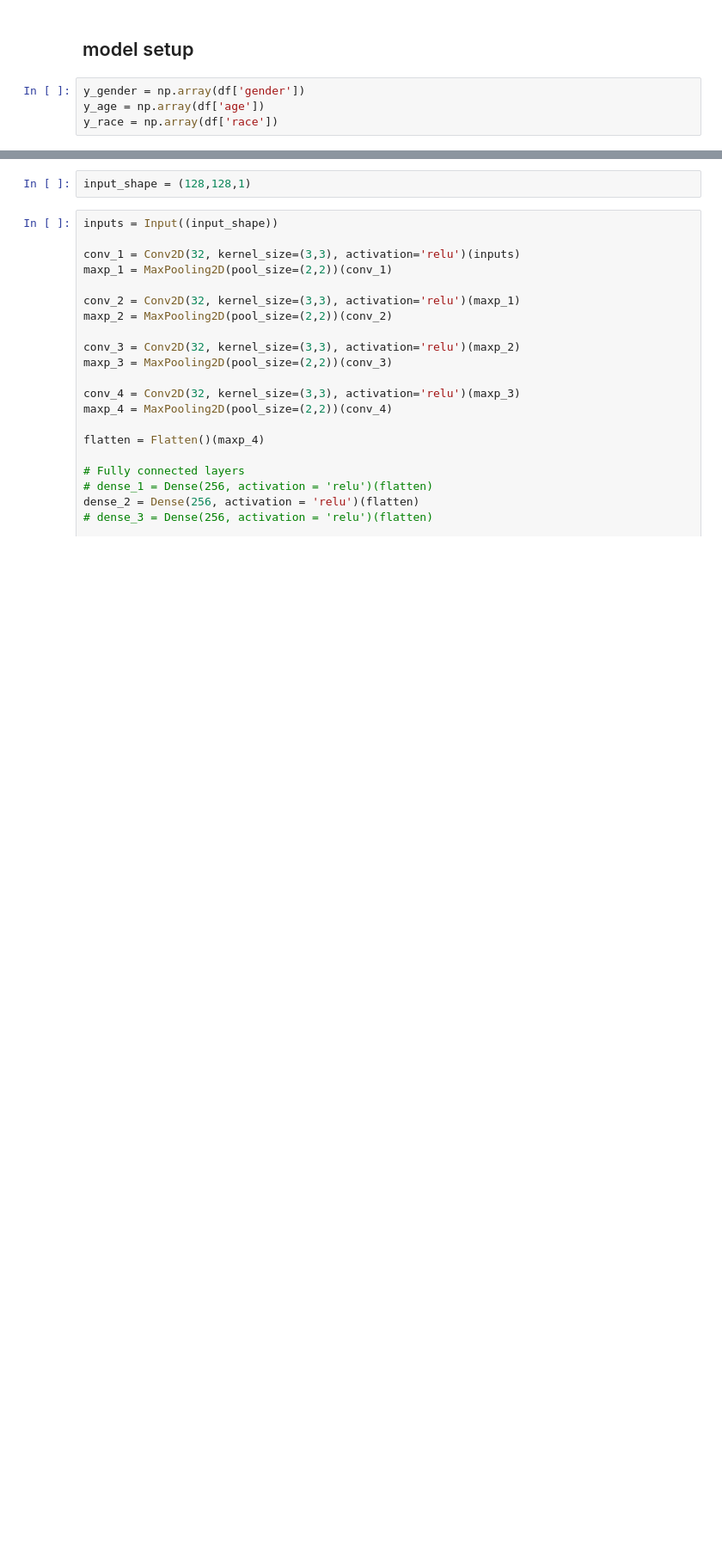
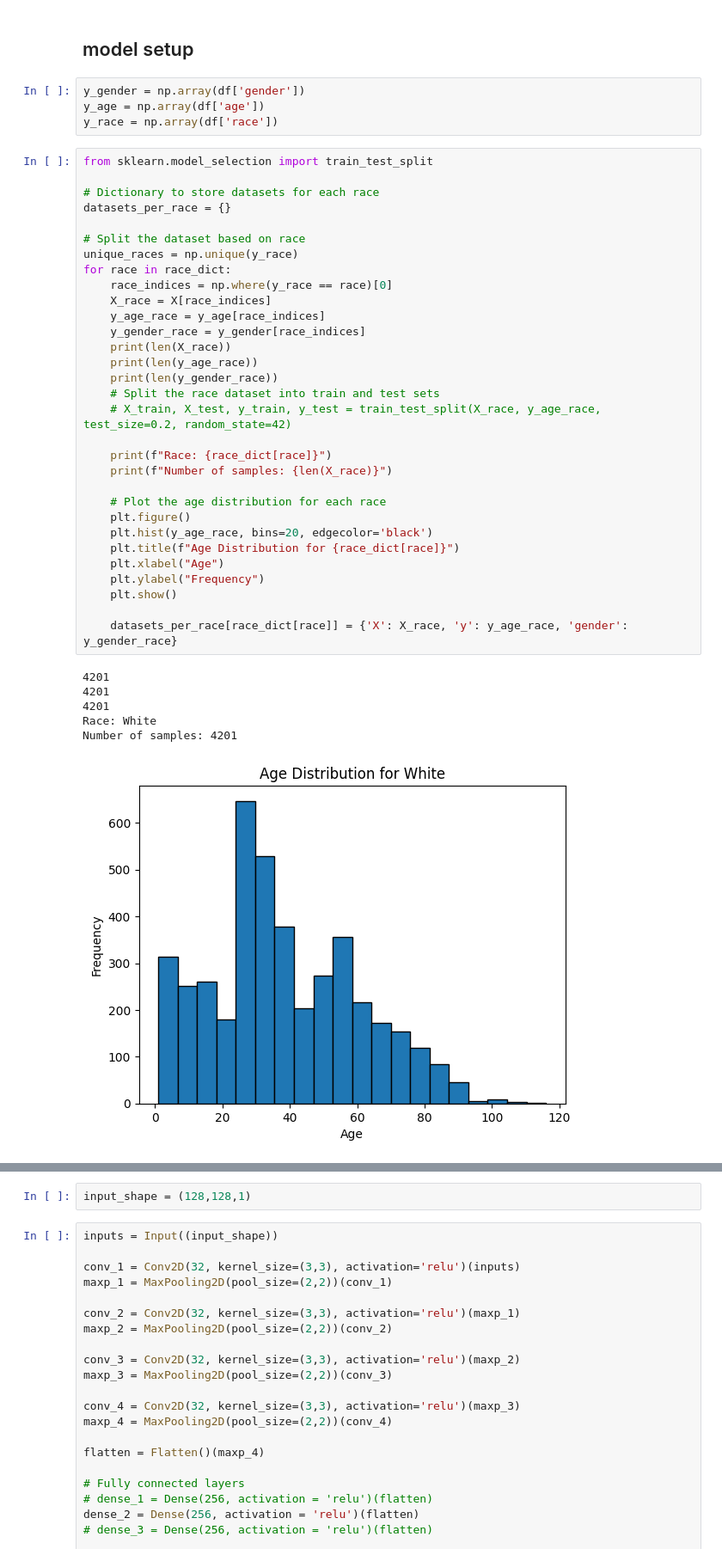
Before and after one commit to joshsohn/cv_random_experiments, a Jupyter notebook: rebalanced/train_rebalanced.ipynb, the cells around one changed output, grey strips where cells are left out. Shown at 86% size. Saved outputs shown, nothing was run; the diff lists cells and outputs as text; blank space fills up the shorter version.

```diff
--- a/rebalanced/train_rebalanced.ipynb
+++ b/rebalanced/train_rebalanced.ipynb
@@ -33,3 +33,41 @@ df = pd.read_csv('rebalanced.csv')
 y_gender = np.array(df['gender'])
 y_age = np.array(df['age'])
 y_race = np.array(df['race'])
+# %%
+from sklearn.model_selection import train_test_split
+
+# Dictionary to store datasets for each race
+datasets_per_race = {}
+
+# Split the dataset based on race
+unique_races = np.unique(y_race)
+for race in race_dict:
+    race_indices = np.where(y_race == race)[0]
+    X_race = X[race_indices]
+    y_age_race = y_age[race_indices]
+    y_gender_race = y_gender[race_indices]
+    print(len(X_race))
+    print(len(y_age_race))
+    print(len(y_gender_race))
+    # Split the race dataset into train and test sets
+    # X_train, X_test, y_train, y_test = train_test_split(X_race, y_age_race, test_size=0.2, random_state=42)
+
+    print(f"Race: {race_dict[race]}")
+    print(f"Number of samples: {len(X_race)}")
+
+    # Plot the age distribution for each race
+    plt.figure()
+    plt.hist(y_age_race, bins=20, edgecolor='black')
+    plt.title(f"Age Distribution for {race_dict[race]}")
+    plt.xlabel("Age")
+    plt.ylabel("Frequency")
+    plt.show()
+
+    datasets_per_race[race_dict[race]] = {'X': X_race, 'y': y_age_race, 'gender': y_gender_race}
+# %% [output]
+4201
+4201
+4201
+Race: White
+Number of samples: 4201
+[figure, added]
```
Also changed, not shown: parts of 4 cells of this notebook, 3 other files.
